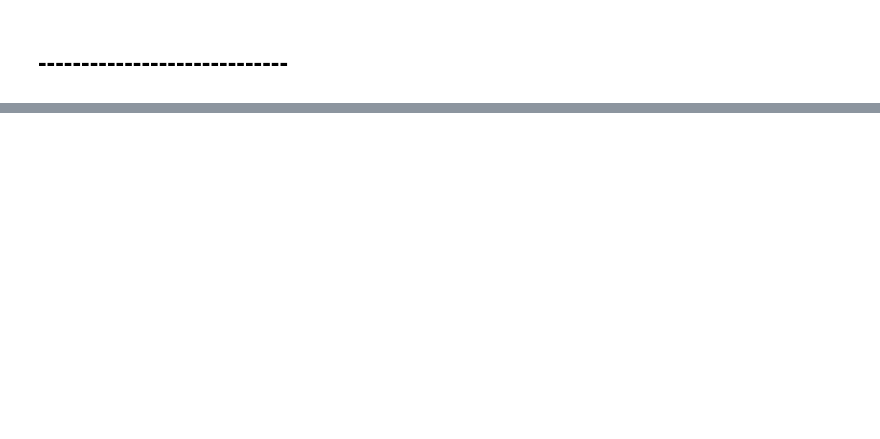
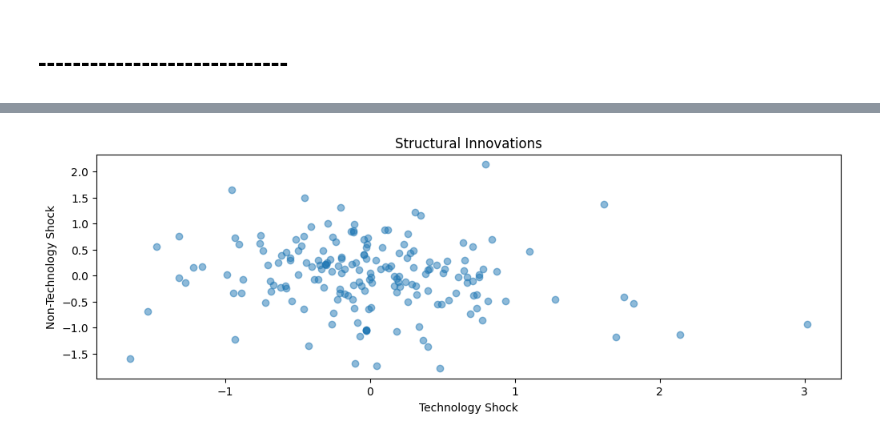
Before and after one commit to JTayMilli/MillikenRepGali1999, a Jupyter notebook: RepInPy.ipynb, the cells around one changed output, grey strips where cells are left out. Drawn from its saved outputs; the diff is of its cells as text; code cells hidden in the pictures; blank space fills up the shorter version.

```diff
--- a/RepInPy.ipynb
+++ b/RepInPy.ipynb
@@ -257,0 +223,20 @@ TypeError: 'module' object is not callable
+# %%
+res_varlr = varlr(varD)
+b = res_varlr[0]
+Sig = res_varlr[1]
+B = res_varlr[2]
+# %%
+irfs = irflr(b,B,100)
+# %%
+svar_results = svar_model.fit(maxlags = 4)
+
+# Step 7: Obtain the structural MA representation (Impulse Responses)
+nsteps = 100  # Number of periods for impulse responses
+#irf = svar_results.irf(nsteps)
+
+# Get the impulse response functions
+#irfs = irf.irfs  # Shape: (nsteps+1, nvars, nvars)
+
+# Step 8: Compute the MA coefficients (Cumulative Impulse Responses)
+# Since we need the cumulative sum for levels
+cum_irfs = np.cumsum(irfs, axis=0)
@@ -291,0 +328,73 @@ dlabor    0.639462  1.000000
+# %%
+# Generate scatter plots of the structural shocks
+plt.figure(figsize=(12, 8))
+
+# Technology shock component
+plt.subplot(2, 1, 1)
+plt.scatter(epsilon[:, 0], epsilon[:, 1], alpha=0.5)
+plt.title('Structural Innovations')
+plt.xlabel('Technology Shock')
+plt.ylabel('Non-Technology Shock')
+
+# Scatter plot of contributions to 'dx' and 'dnz' due to technology shock
+# Compute contributions at each point in time using MA coefficients
+dx_tech = svar_results.fittedvalues['dx']
+dnz_tech = svar_results.fittedvalues['dnz']
+
+# Since we cannot directly get the contributions from statsmodels, we can approximate
+# For illustration purposes, we can plot the innovations
+plt.subplot(2, 1, 2)
+plt.scatter(epsilon.iloc[:, 0], epsilon.iloc[:, 1], alpha=0.5)
+plt.title('Contributions of Shocks to Variables')
+plt.xlabel('Tech Shock Contribution to dx')
+plt.ylabel('Tech Shock Contribution to dnz')
+
+plt.tight_layout()
+plt.show()
+
+# Step 11: Generate Figure 2 - Impulse Responses
+# Plot the impulse responses using the MA coefficients
+
+# Impulse Response of 'dx' to Technology and Non-Technology Shocks
+plt.figure(figsize=(12, 6))
+plt.plot(irfs[:, 0, 0], label='dx response to Technology Shock')
+plt.plot(irfs[:, 0, 1], label='dx response to Non-Technology Shock')
+plt.title('Impulse Responses of dx')
+plt.xlabel('Periods')
+plt.ylabel('Response')
+plt.legend()
+plt.show()
+
+# Impulse Response of 'dnz' to Technology and Non-Technology Shocks
+plt.figure(figsize=(12, 6))
+plt.plot(irfs[:, 1, 0], label='dnz response to Technology Shock')
+plt.plot(irfs[:, 1, 1], label='dnz response to Non-Technology Shock')
+plt.title('Impulse Responses of dnz')
+plt.xlabel('Periods')
+plt.ylabel('Response')
+plt.legend()
+plt.show()
+
+# Step 12: Generate Figure 3 - Cumulative Impulse Responses
+# Plot cumulative impulse responses to see long-run effects
+
+# Cumulative Impulse Response of 'dx'
+plt.figure(figsize=(12, 6))
+plt.plot(cum_irfs[:, 0, 0], label='Cumulative dx response to Technology Shock')
+plt.plot(cum_irfs[:, 0, 1], label='Cumulative dx response to Non-Technology Shock')
+plt.title('Cumulative Impulse Responses of dx')
+plt.xlabel('Periods')
+plt.ylabel('Cumulative Response')
+plt.legend()
+plt.show()
+
+# Cumulative Impulse Response of 'dnz'
+plt.figure(figsize=(12, 6))
+plt.plot(cum_irfs[:, 1, 0], label='Cumulative dnz response to Technology Shock')
+plt.plot(cum_irfs[:, 1, 1], label='Cumulative dnz response to Non-Technology Shock')
+plt.title('Cumulative Impulse Responses of dnz')
+plt.xlabel('Periods')
+plt.ylabel('Cumulative Response')
+plt.legend()
+plt.show()
+# %% [output]
@@ -291,0 +402 @@ dlabor    0.639462  1.000000
+[figure, added]
```
Also changed, not shown: parts of 22 cells of this notebook, 5 other files.
